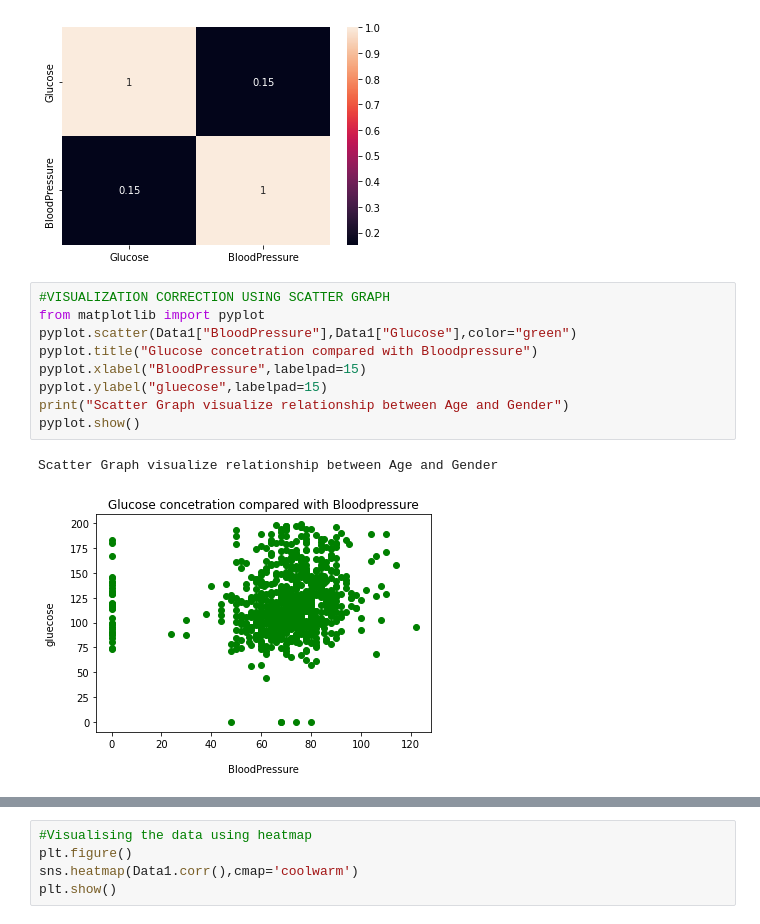
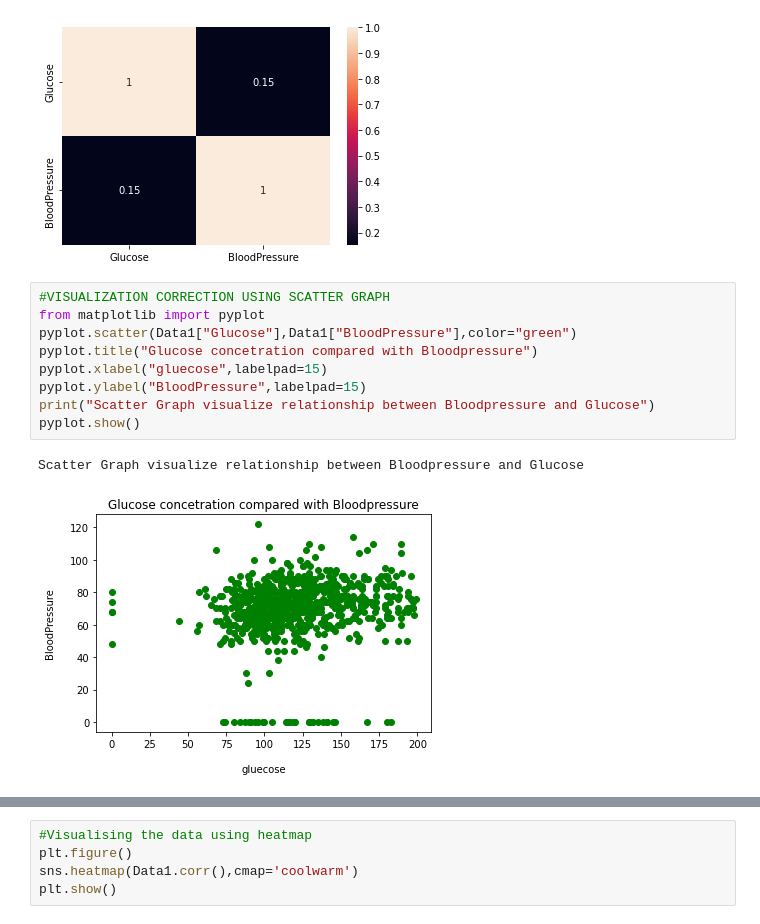
Before and after one commit to johnnjoroge0/Diabetes-data-analysis, a Jupyter notebook: Diabetes data analysis.ipynb, the cells around one changed output, grey strips where cells are left out. Drawn from its saved outputs; the diff is of its cells as text.

Commit message:
pushing diabetes data analysis to github

```diff
--- a/Diabetes data analysis.ipynb
+++ b/Diabetes data analysis.ipynb
@@ -74,13 +74,13 @@ Heat Map to visualize Correlation between BloodPressure and gluecose level
 # %%
 #VISUALIZATION CORRECTION USING SCATTER GRAPH
 from matplotlib import pyplot
-pyplot.scatter(Data1["BloodPressure"],Data1["Glucose"],color="green")
+pyplot.scatter(Data1["Glucose"],Data1["BloodPressure"],color="green")
 pyplot.title("Glucose concetration compared with Bloodpressure")
-pyplot.xlabel("BloodPressure",labelpad=15)
-pyplot.ylabel("gluecose",labelpad=15)
-print("Scatter Graph visualize relationship between Age and Gender")
+pyplot.xlabel("gluecose",labelpad=15)
+pyplot.ylabel("BloodPressure",labelpad=15)
+print("Scatter Graph visualize relationship between Bloodpressure and Glucose")
 pyplot.show()
 # %% [output]
-Scatter Graph visualize relationship between Age and Gender
+Scatter Graph visualize relationship between Bloodpressure and Glucose
-[figure, old version]
+[figure, new version]
 # %%
```
Also changed, not shown: parts of 1 cell of this notebook.
